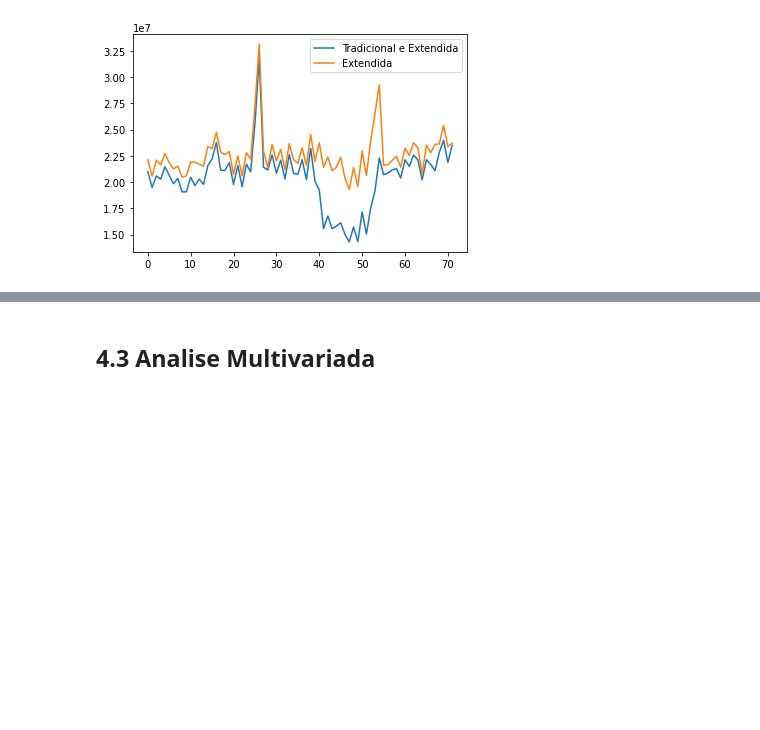
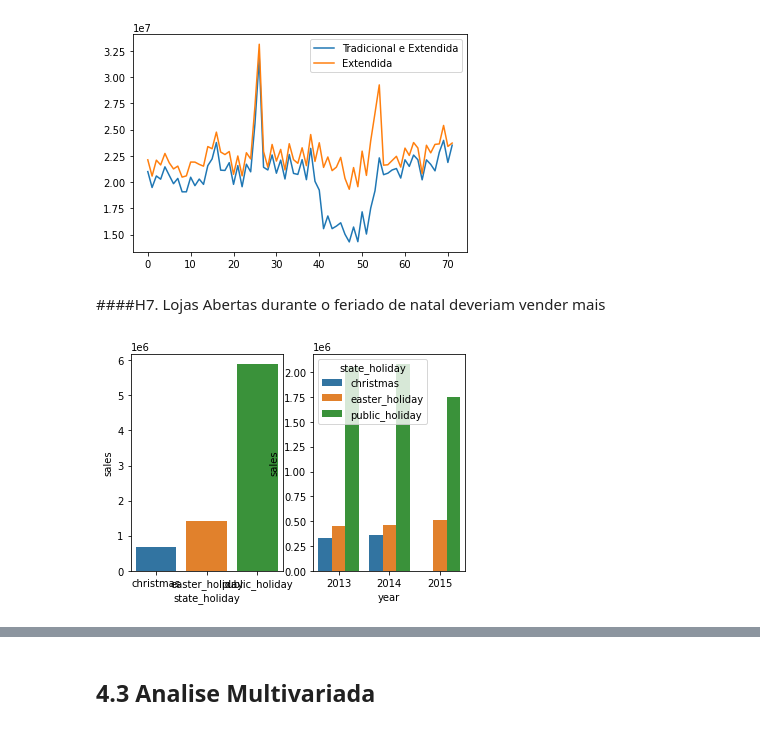
Before and after one commit to cayoc9/Preditive-time-series-test, a Jupyter notebook: Rossaman_Store_m04_v01_store_sales_prediction.ipynb, the cells around one changed output, grey strips where cells are left out. Cells and saved outputs as stored; diff of their text form; code cells hidden in the pictures; blank space fills up the shorter version.

```diff
--- a/Rossaman_Store_m04_v01_store_sales_prediction.ipynb
+++ b/Rossaman_Store_m04_v01_store_sales_prediction.ipynb
@@ -796,3 +796,19 @@ ax.legend(labels=['Tradicional e Extendida', 'Extendida']);
 ## Lojas com mais promoçõe consecutivas nao vendem mais, o volume é similar na maior parte do tempo, e ate menor em um intervalo especifico
 # %% [output]
 [figure]
+# %% [markdown]
+####H7. Lojas Abertas durante o feriado de natal deveriam vender mais
+# %%
+aux = df4[df4['state_holiday'] != 'regular_day']
+aux1 = aux[['state_holiday','sales']].groupby('state_holiday').sum().reset_index()
+plt.subplot(1,2,1)
+sns.barplot(x='state_holiday', y='sales', data=aux1);
+# essa seção ja desvalida a hipotese, os feriados publicos tem muitos mais vendas que o natal
+
+
+plt.subplot(1,2,2)
+aux2 = aux[['year', 'state_holiday', 'sales']].groupby(['year', 'state_holiday']).sum().reset_index()
+sns.barplot(x='year', y='sales', hue='state_holiday',data=aux2);
+# mesmo com o passar dos anos, as lojas vendem bem mais nos feriados publicos
+# %% [output]
+[figure, added]
```
Also changed, not shown: parts of 10 cells of this notebook.
